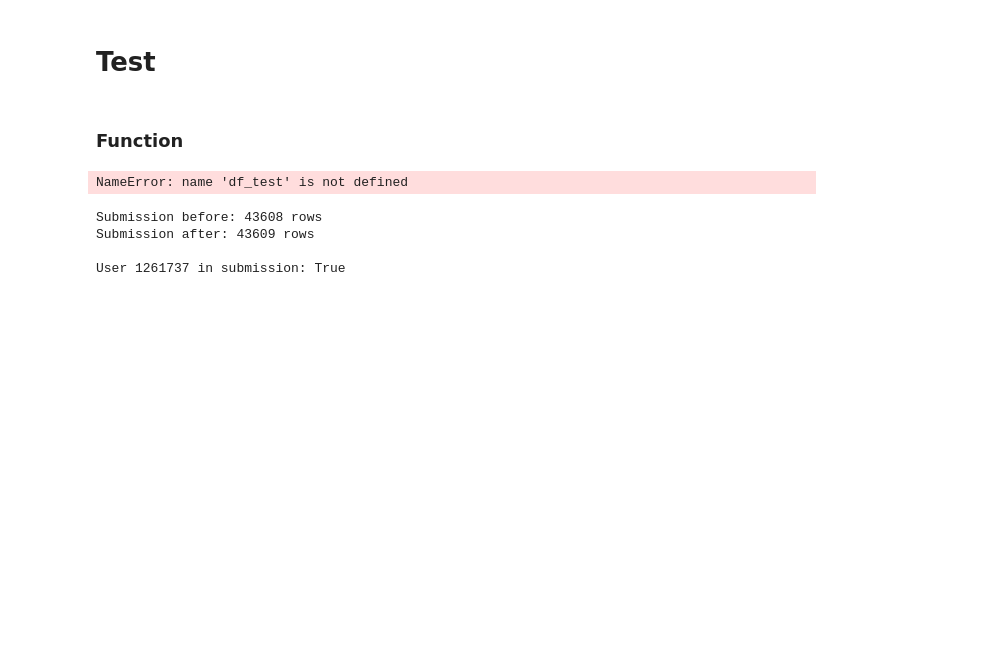
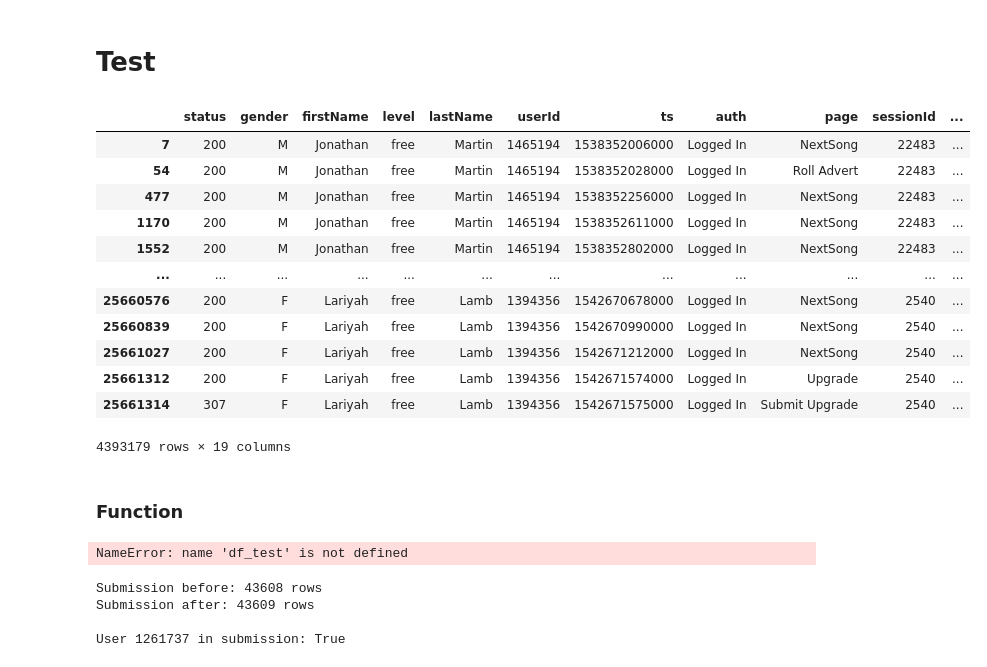
Before and after one commit to MaximilienLuc/Churn-prediction, a Jupyter notebook: Main_notebook_session_last_chance copie.ipynb, the cells around one changed output. Cells and saved outputs as stored; diff of their text form; code cells hidden in the pictures; blank space fills up the shorter version.

```diff
--- a/Main_notebook_session_last_chance copie.ipynb
+++ b/Main_notebook_session_last_chance copie.ipynb
@@ -4,6 +4,22 @@
 import pandas as pd
 
 df_test = pd.read_parquet("data/test.parquet")
+# %%
+df_test.groupby(df_test['userId']).df_test['level']
+# %% [output]
+|  | status | gender | firstName | level | lastName | userId | ts | auth | page | sessionId | ... |
+| 7 | 200 | M | Jonathan | free | Martin | 1465194 | 1538352006000 | Logged In | NextSong | 22483 | ... |
+| 54 | 200 | M | Jonathan | free | Martin | 1465194 | 1538352028000 | Logged In | Roll Advert | 22483 | ... |
+| 477 | 200 | M | Jonathan | free | Martin | 1465194 | 1538352256000 | Logged In | NextSong | 22483 | ... |
+| 1170 | 200 | M | Jonathan | free | Martin | 1465194 | 1538352611000 | Logged In | NextSong | 22483 | ... |
+| 1552 | 200 | M | Jonathan | free | Martin | 1465194 | 1538352802000 | Logged In | NextSong | 22483 | ... |
+| ... | ... | ... | ... | ... | ... | ... | ... | ... | ... | ... | ... |
+| 25660576 | 200 | F | Lariyah | free | Lamb | 1394356 | 1542670678000 | Logged In | NextSong | 2540 | ... |
+| 25660839 | 200 | F | Lariyah | free | Lamb | 1394356 | 1542670990000 | Logged In | NextSong | 2540 | ... |
+| 25661027 | 200 | F | Lariyah | free | Lamb | 1394356 | 1542671212000 | Logged In | NextSong | 2540 | ... |
+| 25661312 | 200 | F | Lariyah | free | Lamb | 1394356 | 1542671574000 | Logged In | Upgrade | 2540 | ... |
+| 25661314 | 307 | F | Lariyah | free | Lamb | 1394356 | 1542671575000 | Logged In | Submit Upgrade | 2540 | ... |
+4393179 rows × 19 columns
 # %% [markdown]
 ### Function
 # %%
```
Also changed, not shown: parts of 3 cells of this notebook, 10 other files.
